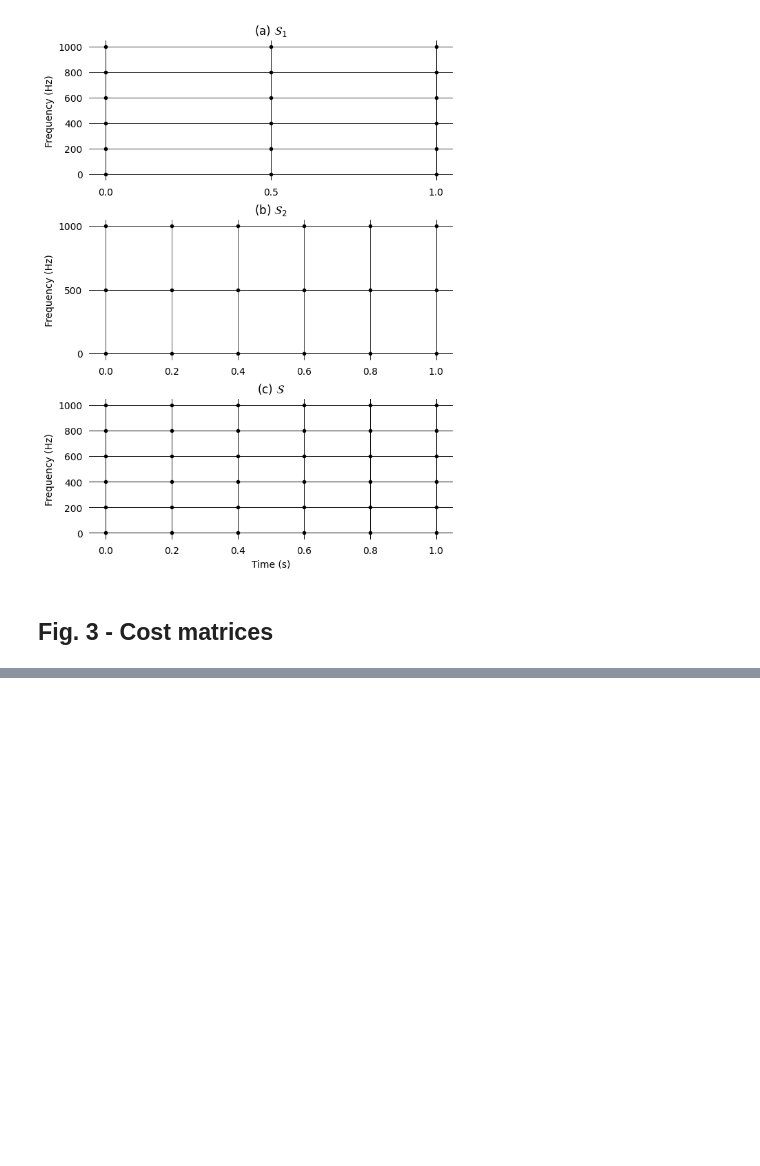
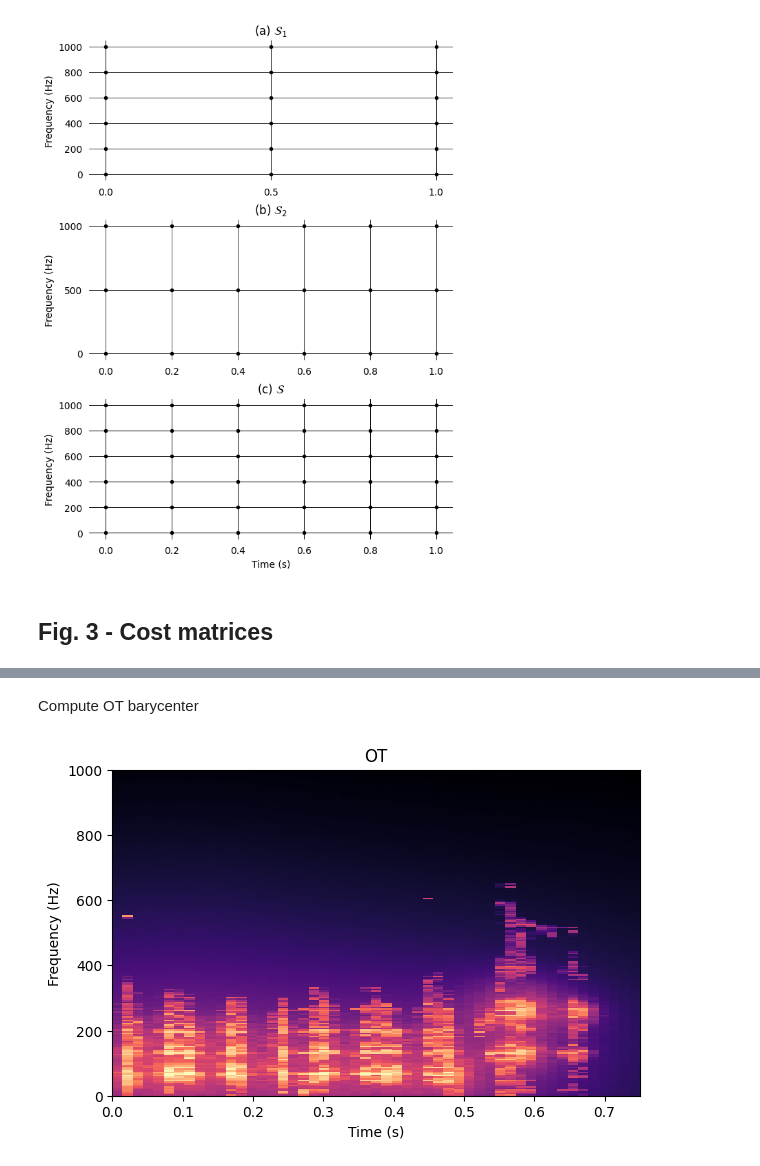
Before and after one commit to davidvaldiviad/fusion-ot, a Jupyter notebook: paper_figures.ipynb, the cells around one changed output, grey strips where cells are left out. Cells and saved outputs as stored; diff of their text form; code cells hidden in the pictures; blank space fills up the shorter version.

```diff
--- a/paper_figures.ipynb
+++ b/paper_figures.ipynb
@@ -87,0 +127,19 @@ axes[0, 1].set_yticks([])
+# %% [markdown]
+Compute OT barycenter
+# %%
+# take x.T.flatten() so that weights are vectorized in a column-wise fashion.
+
+# UNCOMMENT THE FOLLOWING LINES TO COMPUTE THE OT BARYCENTER
+# TAKES A LONG TIME (for 1000 iterations)
+# x_OT, loss_OT, diff_OT = ot_barycenter(x1.T.flatten(), x2.T.flatten(), C1, C2, nItermax=1000, thr=0, return_diff=True, return_loss=True, verbose=True)
+# x_OT = x_OT.reshape(X2.t, X1.f).T
+# np.save('data/ot_barycenter.npy', x_OT)
+# np.save('data/ot_loss.npy', loss_OT)
+# np.save('data/ot_diff.npy', diff_OT)
+
+# LOAD THE OT BARYCENTER DIRECTLY
+x_OT = np.load('data/ot_barycenter.npy')
+
+display_spectrogram(x_OT, f_bins=X1.f_bins, t_frames=X2.t_bins, log=True, title='OT')
+# %% [output]
+[figure, added]
```
Also changed, not shown: parts of 34 cells of this notebook, 8 other files.
